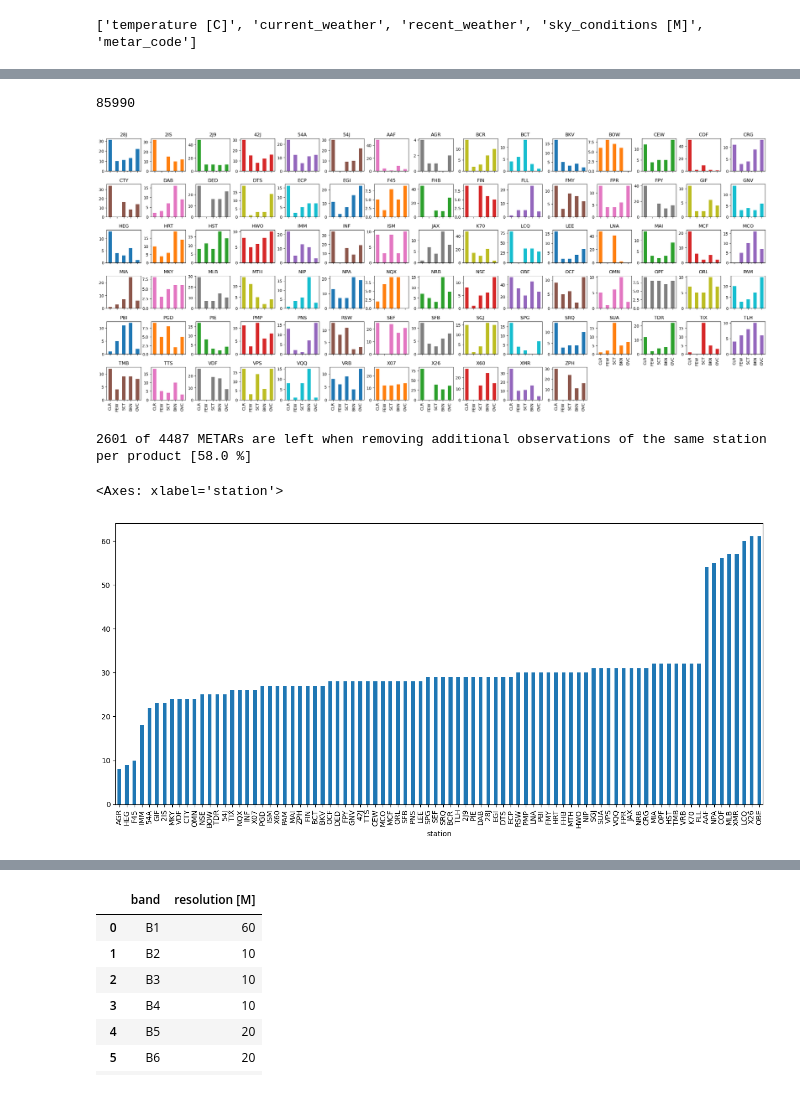
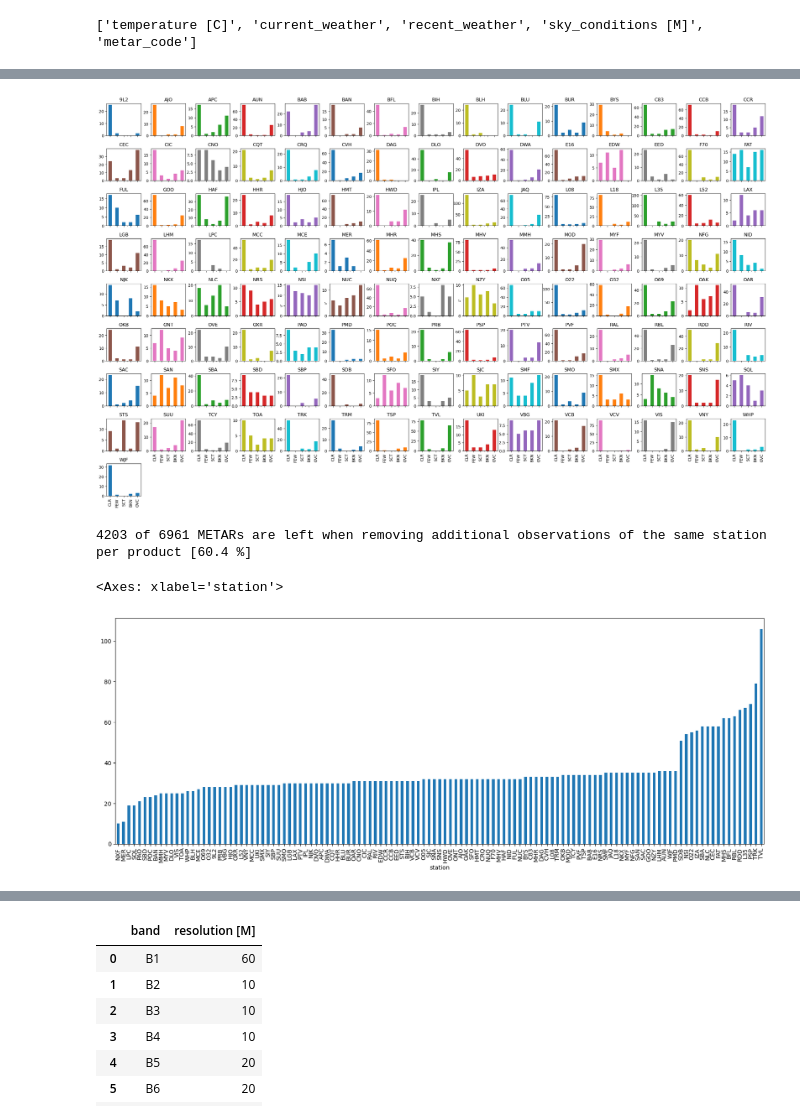
Before and after one commit to ErikWessel/MSCC-Notebooks, a Jupyter notebook: ml_data_preprocessing.ipynb, the cells around one changed output, grey strips where cells are left out. Cells and saved outputs as stored; diff of their text form; code cells hidden in the pictures.

```diff
--- a/ml_data_preprocessing.ipynb
+++ b/ml_data_preprocessing.ipynb
@@ -23,4 +23,4 @@ from pathlib import Path
 
 from aimlsse_api.data.metar import *
 # %%
-target_state = 'Florida'
+target_state = 'California'
@@ -36,7 +39,7 @@ for dir in [data_dir, target_dir, features_dir, preprocessing_dir, dataset_dir]:
 cloud_covers_order = ['CLR', 'FEW', 'SCT', 'BKN', 'OVC']
 # %%
 sentinel_products_metadata = pd.read_csv(os.path.join(preprocessing_dir, 'sentinel_products_metadata.csv'), index_col=0)
-date_columns = ['generationdate', 'ingestiondate']
+date_columns = ['beginposition', 'endposition', 'generationdate', 'ingestiondate']
 for col in date_columns:
     sentinel_products_metadata[col] = pd.to_datetime(sentinel_products_metadata[col], unit='ms', utc=True)
 print(f'Found metadata for {sentinel_products_metadata.shape[0]} sentinel products')
@@ -149,6 +152,5 @@ Text(0.5, 0, 'cloud cover %')
 # %%
-all_metars['timedelta'] = pd.Series(all_metars['datetime'].to_numpy(np.datetime64) \
-    - sentinel_products_metadata.loc[all_metars['product_id']]['generationdate'].to_numpy(np.datetime64))
+all_metars['timedelta'] = all_metars.apply(lambda row: row['datetime'].to_numpy() - sentinel_products_metadata.loc[row['product_id']]['beginposition'].to_numpy(), axis=1)
 # %%
 all_metars['datetime'].iloc[0]
 # %% [output]
@@ -343,6 +347,7 @@ pd.Series(dict(Counter(cloud_covers_flat))).loc[cloud_covers_order].plot(kind='b
 # %%
 cloud_cover_strength = {
-    'CLR': 1,
+    'CLR': 0,
+    'FEW': 1,
     'SCT': 3,
     'BKN': 5,
     'OVC': 8
@@ -411,7 +411,3 @@ available_metars[(available_metars['station'] == 'COF') & (available_metars['pro
-# %%
-available_metars[(available_metars['station'] == 'COF') & (available_metars['product_id'] == 'f6e6aca3-e682-44b0-b335-cd3c16eebb48')].iloc[0]['timedelta'].seconds
-# %% [output]
-85990
 # %%
 from numpy import ceil
 
@@ -427,7 +423,7 @@ if not plot_share_x:
 else:
     plt.subplots_adjust(wspace=0.3, hspace=0.4)
 # %% [output]
-[figure, old version]
+[figure, new version]
 # %%
 metars_no_multiple_station_observations = available_metars.drop_duplicates(subset=['station', 'product_id'])
 print(f'{metars_no_multiple_station_observations.shape[0]} of {available_metars.shape[0]}'
@@ -435,12 +431,12 @@ print(f'{metars_no_multiple_station_observations.shape[0]} of {available_metars.
       f' [{float(metars_no_multiple_station_observations.shape[0]) / float(available_metars.shape[0]) * 100.0:.1f} %]')
 metar_station_counts = metars_no_multiple_station_observations.groupby(['station'])['product_id'].count().sort_values()
 # %% [output]
-2601 of 4487 METARs are left when removing additional observations of the same station per product [58.0 %]
+4203 of 6961 METARs are left when removing additional observations of the same station per product [60.4 %]
 # %%
-metar_station_counts.plot(kind='bar', figsize=(16,7))
+metar_station_counts.plot(kind='bar', figsize=(20,7))
 # %% [output]
 <Axes: xlabel='station'>
-[figure, old version]
+[figure, new version]
 # %%
 metar_station_counts.plot(kind='hist')
 # %% [output]
```
Also changed, not shown: parts of 57 cells of this notebook.
